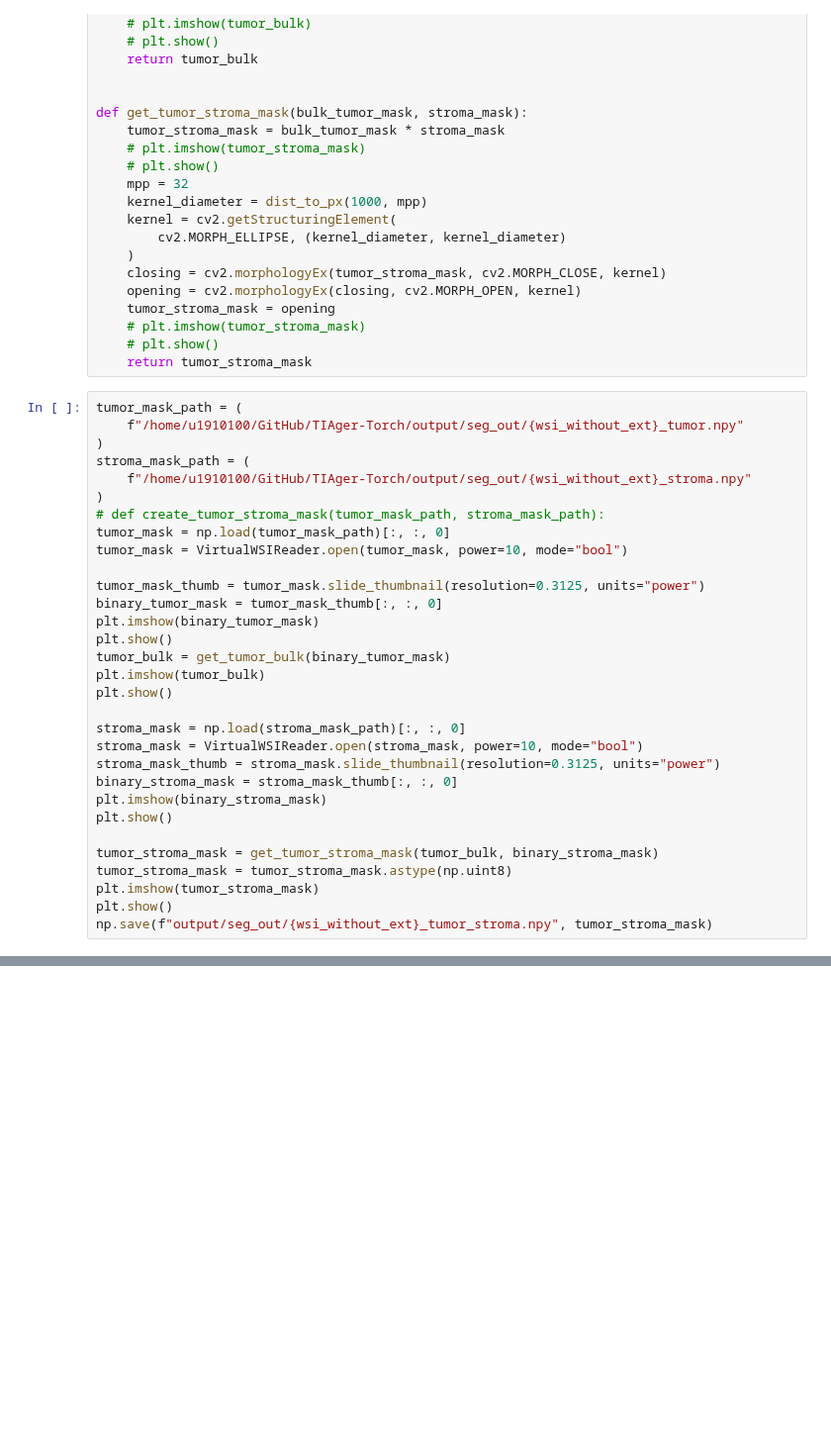
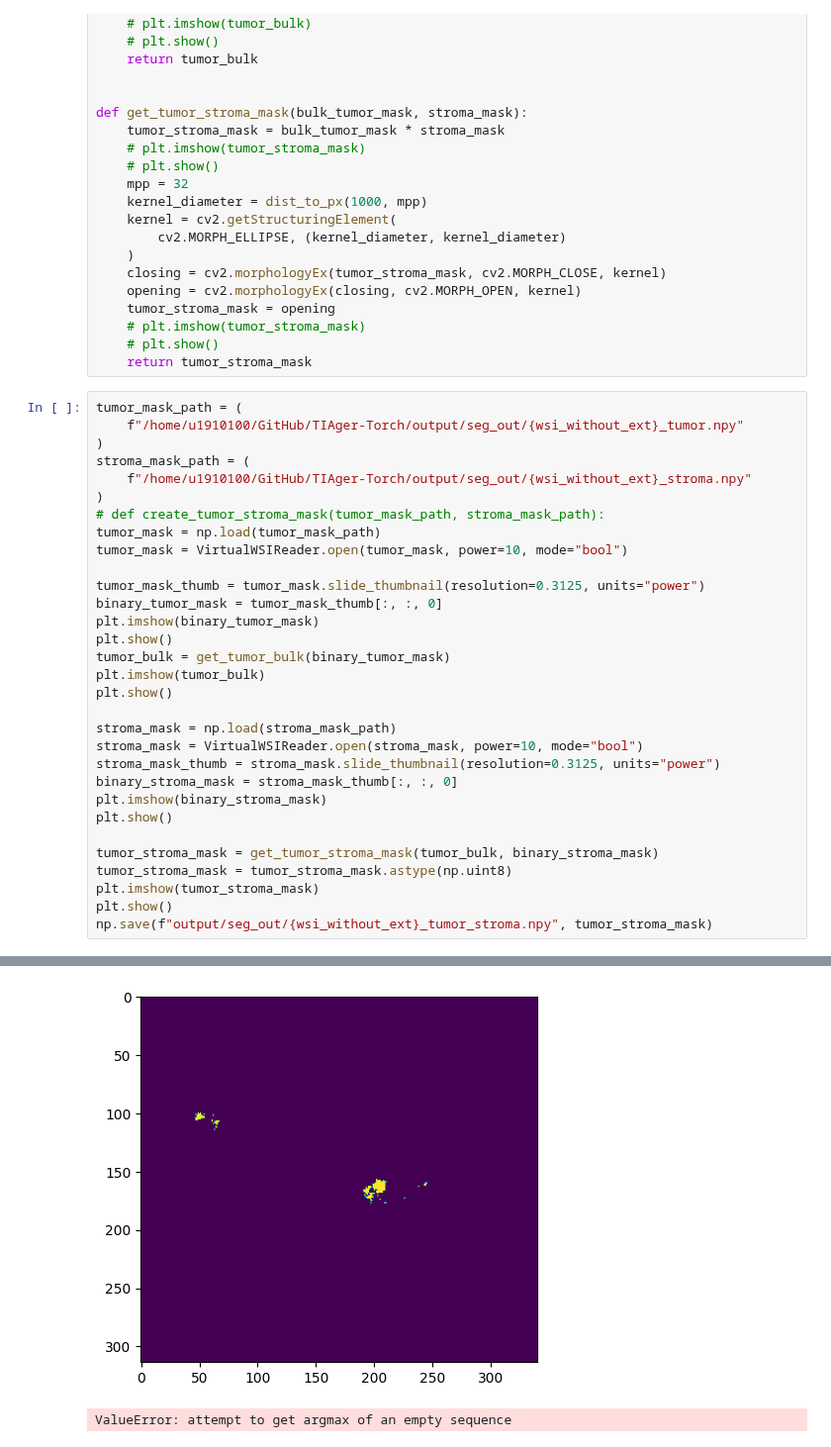
Before and after one commit to Jiaqi-Lv/TIAger-Torch, a Jupyter notebook: tumor_stroma.ipynb, the cells around one changed output, grey strips where cells are left out. Shown at 99% size. Drawn from its saved outputs; the diff is of its cells as text; blank space fills up the shorter version.

```diff
--- a/tumor_stroma.ipynb
+++ b/tumor_stroma.ipynb
@@ -239,7 +265,7 @@ stroma_mask_path = (
     f"/home/u1910100/GitHub/TIAger-Torch/output/seg_out/{wsi_without_ext}_stroma.npy"
 )
 # def create_tumor_stroma_mask(tumor_mask_path, stroma_mask_path):
-tumor_mask = np.load(tumor_mask_path)[:, :, 0]
+tumor_mask = np.load(tumor_mask_path)
 tumor_mask = VirtualWSIReader.open(tumor_mask, power=10, mode="bool")
 
 tumor_mask_thumb = tumor_mask.slide_thumbnail(resolution=0.3125, units="power")
@@ -250,7 +276,7 @@ tumor_bulk = get_tumor_bulk(binary_tumor_mask)
 plt.imshow(tumor_bulk)
 plt.show()
 
-stroma_mask = np.load(stroma_mask_path)[:, :, 0]
+stroma_mask = np.load(stroma_mask_path)
 stroma_mask = VirtualWSIReader.open(stroma_mask, power=10, mode="bool")
 stroma_mask_thumb = stroma_mask.slide_thumbnail(resolution=0.3125, units="power")
 binary_stroma_mask = stroma_mask_thumb[:, :, 0]
@@ -262,3 +288,4 @@ tumor_stroma_mask = tumor_stroma_mask.astype(np.uint8)
 plt.imshow(tumor_stroma_mask)
 plt.show()
 np.save(f"output/seg_out/{wsi_without_ext}_tumor_stroma.npy", tumor_stroma_mask)
+# %% [output]
@@ -264,0 +294,2 @@ np.save(f"output/seg_out/{wsi_without_ext}_tumor_stroma.npy", tumor_stroma_mask)
+[figure, added]
+ValueError: attempt to get argmax of an empty sequence
```
Also changed, not shown: parts of 5 cells of this notebook, 9 other files.
